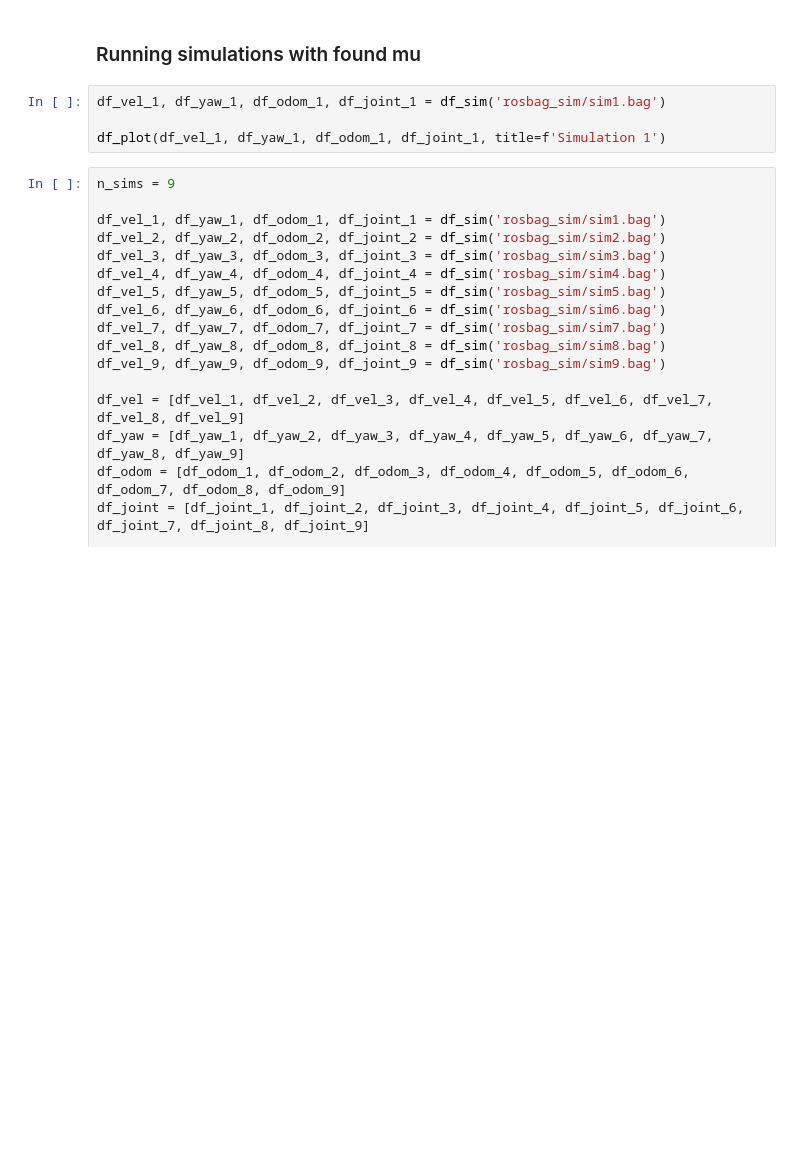
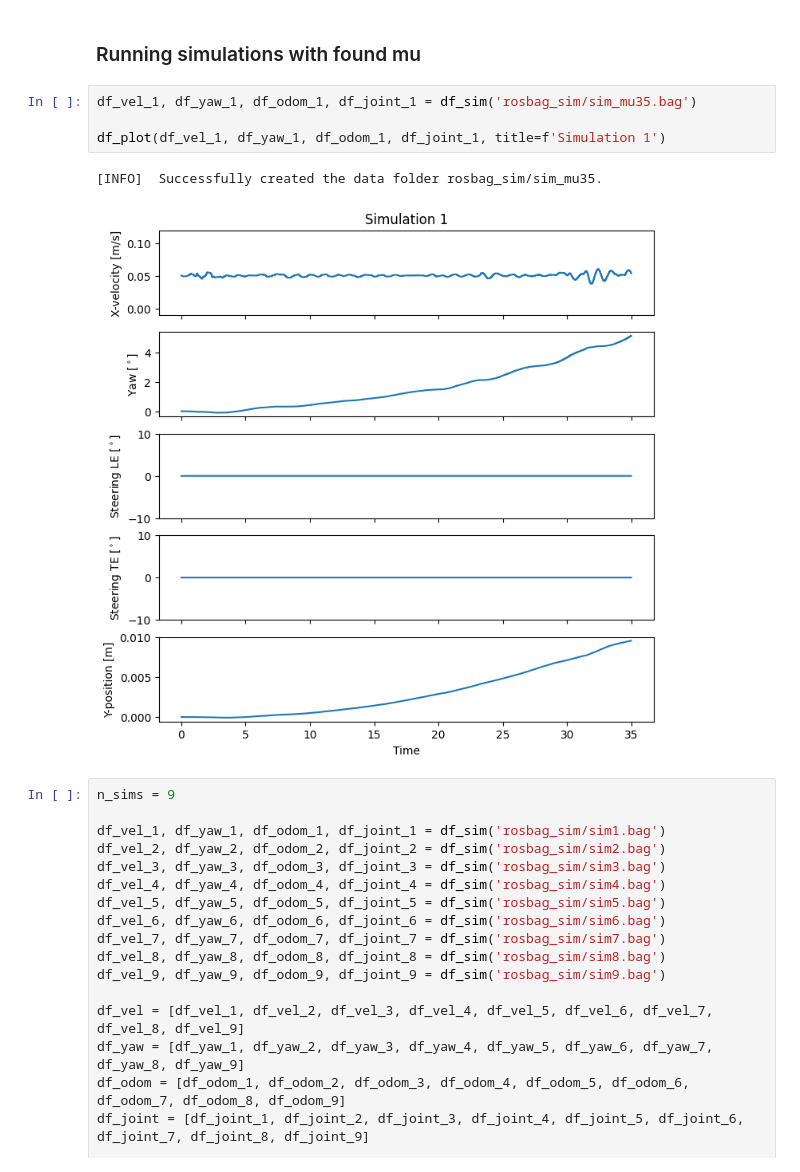
Before and after one commit to robotengineer123/RR-RobotSim, a Jupyter notebook: dataprocessing.ipynb, the cells around one changed output. Drawn from its saved outputs; the diff is of its cells as text; blank space fills up the shorter version.

```diff
--- a/dataprocessing.ipynb
+++ b/dataprocessing.ipynb
@@ -107,9 +107,12 @@ for i in range(0, n_sims):
 # %% [markdown]
 ### Running simulations with found mu
 # %%
-df_vel_1, df_yaw_1, df_odom_1, df_joint_1 = df_sim('rosbag_sim/sim1.bag')
+df_vel_1, df_yaw_1, df_odom_1, df_joint_1 = df_sim('rosbag_sim/sim_mu35.bag')
 
 df_plot(df_vel_1, df_yaw_1, df_odom_1, df_joint_1, title=f'Simulation 1')
+# %% [output]
+[INFO]  Successfully created the data folder rosbag_sim/sim_mu35.
+[figure, added]
 # %%
 n_sims = 9
 
```
Also changed, not shown: parts of 1 cell of this notebook, 2 other files.
